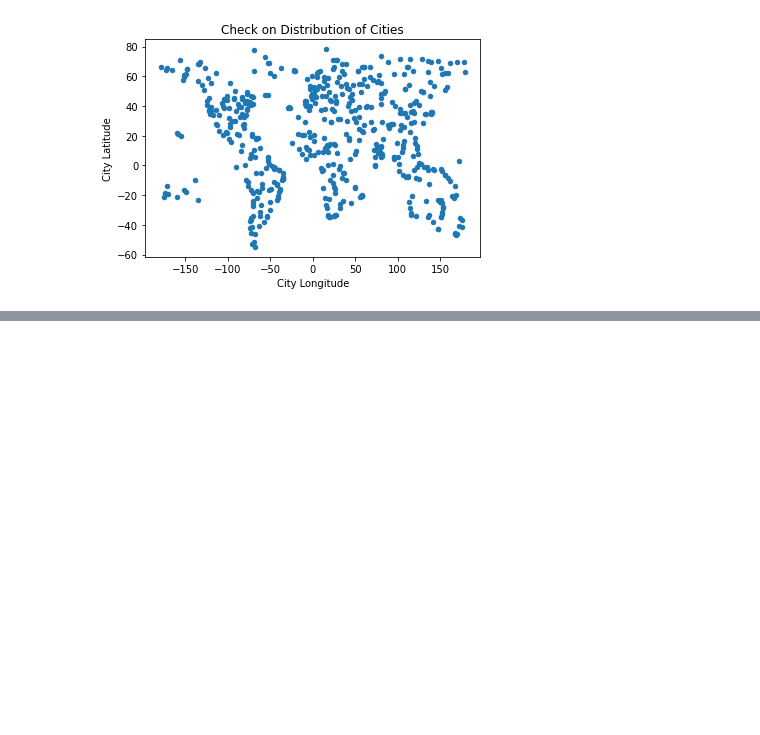
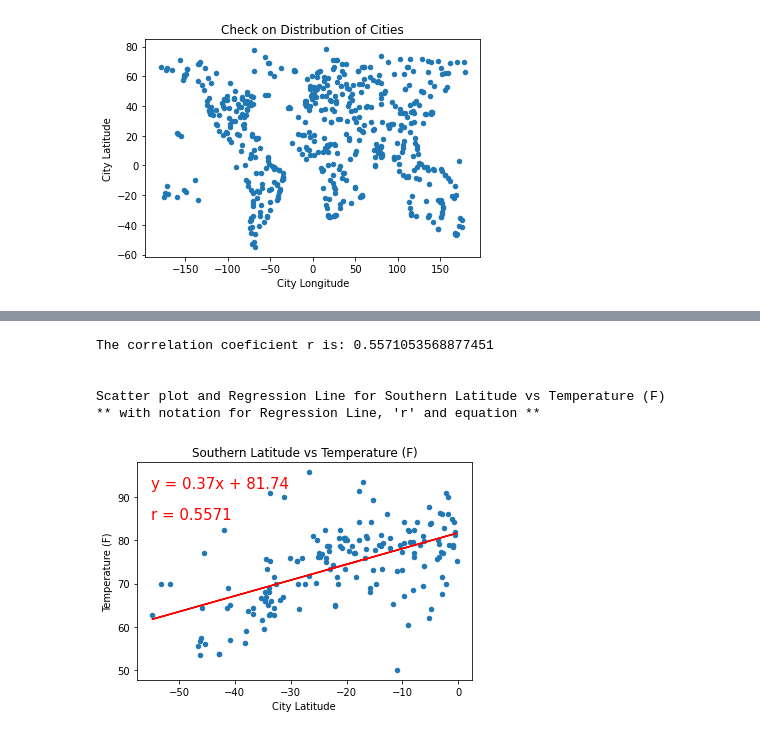
Before and after one commit to EdOber-DA/python-api-challenge, a Jupyter notebook: WeatherPy/WeatherPy_SandBox.ipynb, the cells around one changed output, grey strips where cells are left out. Saved outputs shown, nothing was run; the diff lists cells and outputs as text; code cells hidden in the pictures; blank space fills up the shorter version.

```diff
--- a/WeatherPy/WeatherPy_SandBox.ipynb
+++ b/WeatherPy/WeatherPy_SandBox.ipynb
@@ -171,0 +200,26 @@ Scatter plot for City Data
+# %%
+# Calculate the correlation coefficient and linear regression model
+# for temperature versus latitude for Southern hemisphere
+plt_data = city_df.loc[city_df["City Latitude"] <= 0,["City Latitude","Temperature (F)"]]
+
+
+(slope, intercept, rvalue, pvalue, stderr) = linregress(plt_data["City Latitude"],plt_data["Temperature (F)"])
+regress_values = plt_data["City Latitude"] * slope + intercept
+line_eq = "y = " + str(round(slope,2)) + "x + " + str(round(intercept,2))
+R_value = "r = " + str(round(rvalue,4))
+plt.scatter =  plt_data.plot(x='City Latitude', y="Temperature (F)", kind="scatter",title="Southern Latitude vs Temperature (F)")
+plt.plot(plt_data["City Latitude"],regress_values,"r-")
+plt.annotate(line_eq,(-55,92),fontsize=15,color="red",rotation=0)
+plt.annotate(R_value,(-55,85),fontsize=15,color="red", rotation = 0)
+
+plt.savefig(os.path.join(Output_Data_Path_Folder,'City_S_Lat_vs_Temp_Graph.png'))
+print(f"The correlation coeficient r is: {rvalue}\n\n")
+print(f"Scatter plot and Regression Line for Southern Latitude vs Temperature (F)\n** with notation for Regression Line, 'r' and equation **\n")
+plt.show()
+# %% [output]
+The correlation coeficient r is: 0.5571053568877451
+
+
+Scatter plot and Regression Line for Southern Latitude vs Temperature (F)
+** with notation for Regression Line, 'r' and equation **
+[figure, added]
```
Also changed, not shown: parts of 13 cells of this notebook, 14 other files.
